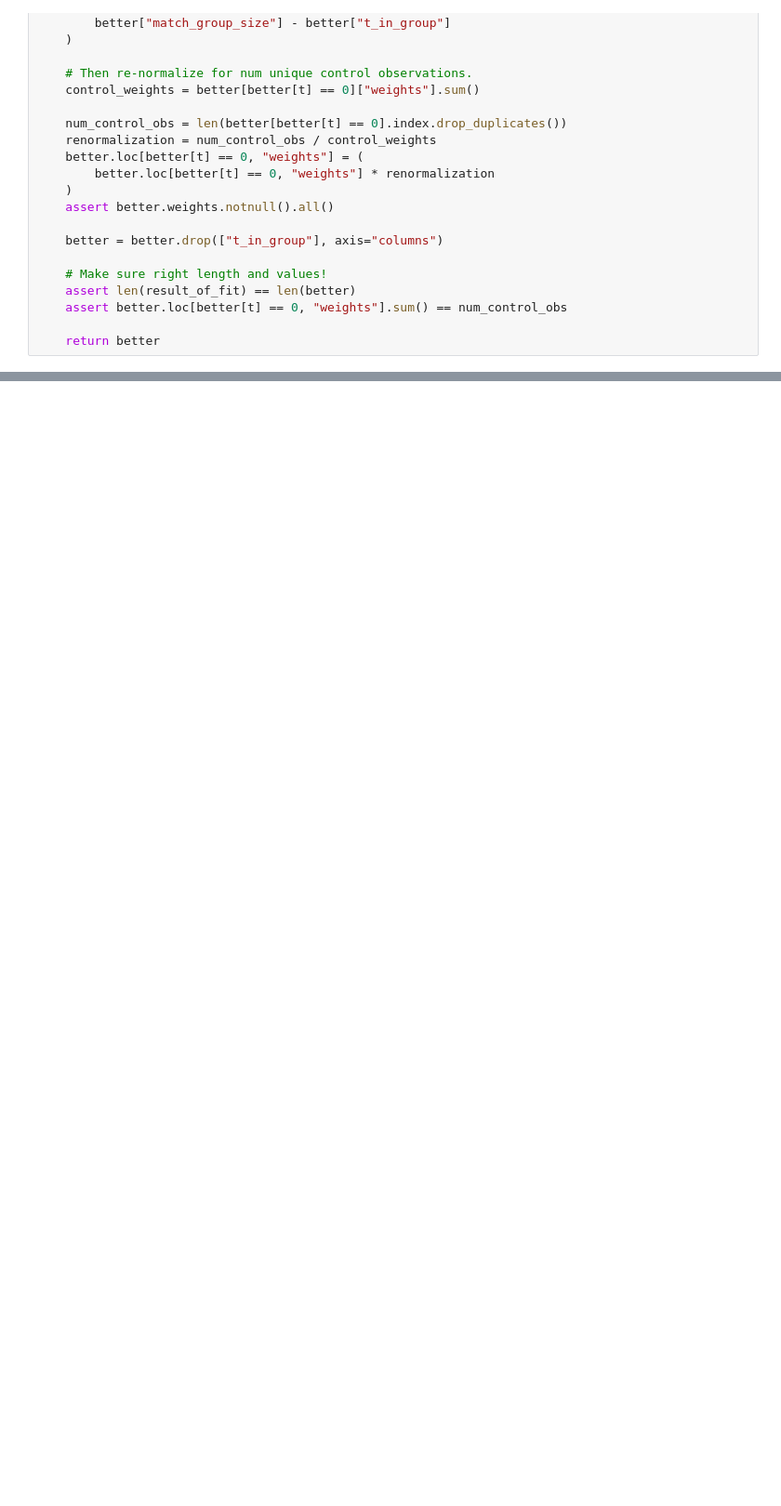
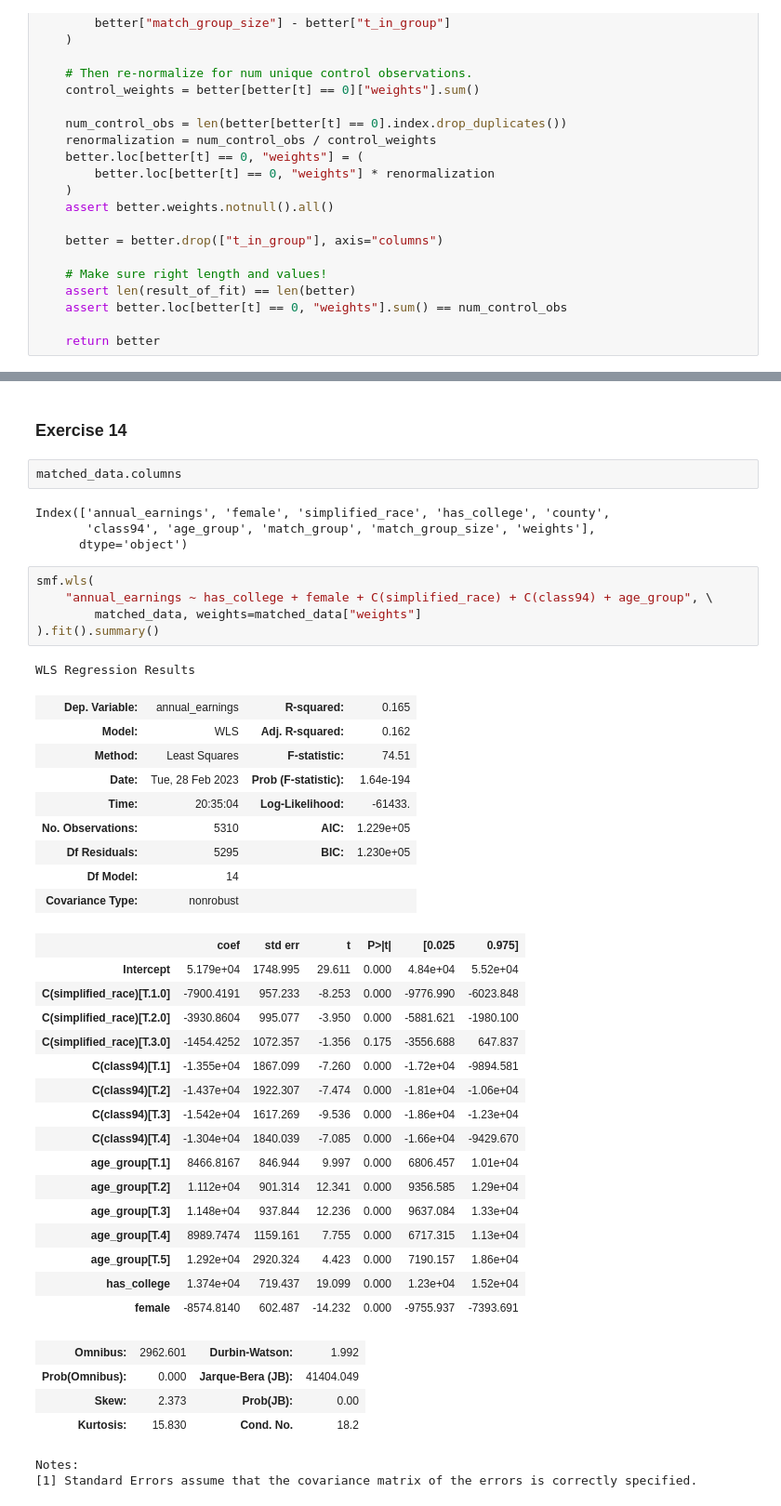
Before and after one commit to nick-carroll1/Matching-Exercise, a Jupyter notebook: matching_exercise.ipynb, the cells around one changed output, grey strips where cells are left out. Shown at 93% size. Drawn from its saved outputs; the diff is of its cells as text; blank space fills up the shorter version.

```diff
--- a/matching_exercise.ipynb
+++ b/matching_exercise.ipynb
@@ -324,0 +413,46 @@ AssertionError:
+# %% [markdown]
+### Exercise 14
+# %%
+matched_data.columns
+# %% [output]
+Index(['annual_earnings', 'female', 'simplified_race', 'has_college', 'county',
+       'class94', 'age_group', 'match_group', 'match_group_size', 'weights'],
+      dtype='object')
+# %%
+smf.wls(
+    "annual_earnings ~ has_college + female + C(simplified_race) + C(class94) + age_group", \
+        matched_data, weights=matched_data["weights"]
+).fit().summary()
+# %% [output]
+WLS Regression Results
+| Dep. Variable: | annual_earnings | R-squared: | 0.165 |
+| Model: | WLS | Adj. R-squared: | 0.162 |
+| Method: | Least Squares | F-statistic: | 74.51 |
+| Date: | Tue, 28 Feb 2023 | Prob (F-statistic): | 1.64e-194 |
+| Time: | 20:35:04 | Log-Likelihood: | -61433. |
+| No. Observations: | 5310 | AIC: | 1.229e+05 |
+| Df Residuals: | 5295 | BIC: | 1.230e+05 |
+| Df Model: | 14 |  |  |
+| Covariance Type: | nonrobust |  |  |
+|  | coef | std err | t | P>|t| | [0.025 | 0.975] |
+| Intercept | 5.179e+04 | 1748.995 | 29.611 | 0.000 | 4.84e+04 | 5.52e+04 |
+| C(simplified_race)[T.1.0] | -7900.4191 | 957.233 | -8.253 | 0.000 | -9776.990 | -6023.848 |
+| C(simplified_race)[T.2.0] | -3930.8604 | 995.077 | -3.950 | 0.000 | -5881.621 | -1980.100 |
+| C(simplified_race)[T.3.0] | -1454.4252 | 1072.357 | -1.356 | 0.175 | -3556.688 | 647.837 |
+| C(class94)[T.1] | -1.355e+04 | 1867.099 | -7.260 | 0.000 | -1.72e+04 | -9894.581 |
+| C(class94)[T.2] | -1.437e+04 | 1922.307 | -7.474 | 0.000 | -1.81e+04 | -1.06e+04 |
+| C(class94)[T.3] | -1.542e+04 | 1617.269 | -9.536 | 0.000 | -1.86e+04 | -1.23e+04 |
+| C(class94)[T.4] | -1.304e+04 | 1840.039 | -7.085 | 0.000 | -1.66e+04 | -9429.670 |
+| age_group[T.1] | 8466.8167 | 846.944 | 9.997 | 0.000 | 6806.457 | 1.01e+04 |
+| age_group[T.2] | 1.112e+04 | 901.314 | 12.341 | 0.000 | 9356.585 | 1.29e+04 |
+| age_group[T.3] | 1.148e+04 | 937.844 | 12.236 | 0.000 | 9637.084 | 1.33e+04 |
+| age_group[T.4] | 8989.7474 | 1159.161 | 7.755 | 0.000 | 6717.315 | 1.13e+04 |
+| age_group[T.5] | 1.292e+04 | 2920.324 | 4.423 | 0.000 | 7190.157 | 1.86e+04 |
+| has_college | 1.374e+04 | 719.437 | 19.099 | 0.000 | 1.23e+04 | 1.52e+04 |
+| female | -8574.8140 | 602.487 | -14.232 | 0.000 | -9755.937 | -7393.691 |
+| Omnibus: | 2962.601 | Durbin-Watson: | 1.992 |
+| Prob(Omnibus): | 0.000 | Jarque-Bera (JB): | 41404.049 |
+| Skew: | 2.373 | Prob(JB): | 0.00 |
+| Kurtosis: | 15.830 | Cond. No. | 18.2 |
+Notes:
+[1] Standard Errors assume that the covariance matrix of the errors is correctly specified.
```
Also changed, not shown: parts of 24 cells of this notebook.
